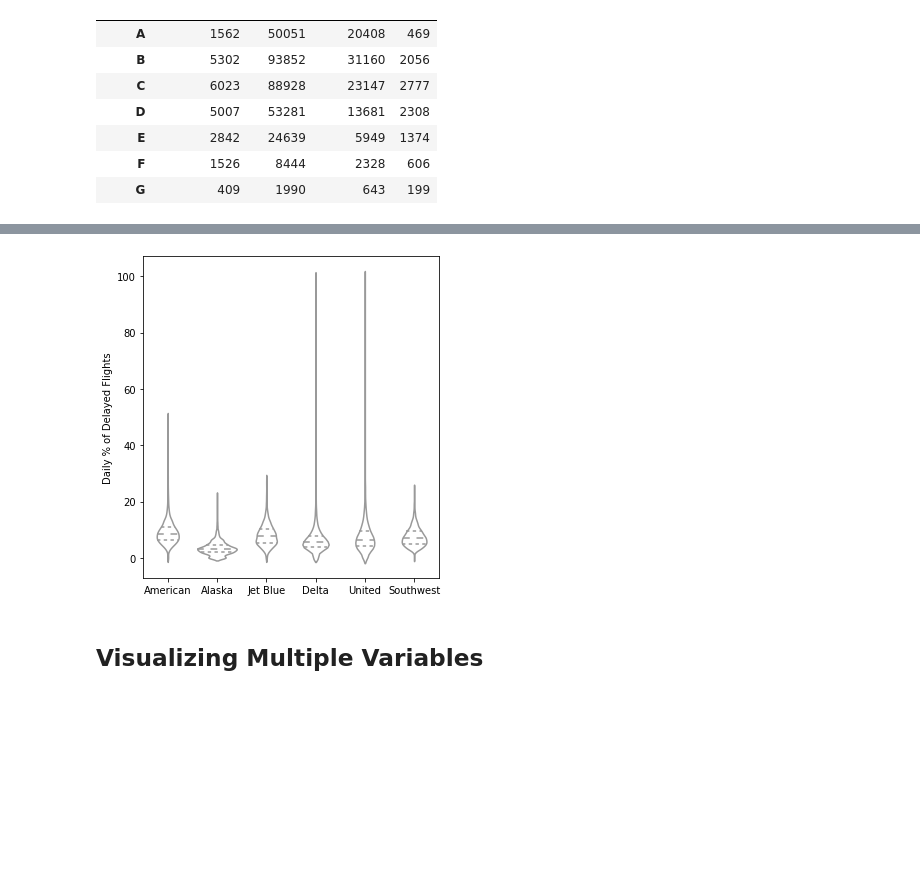
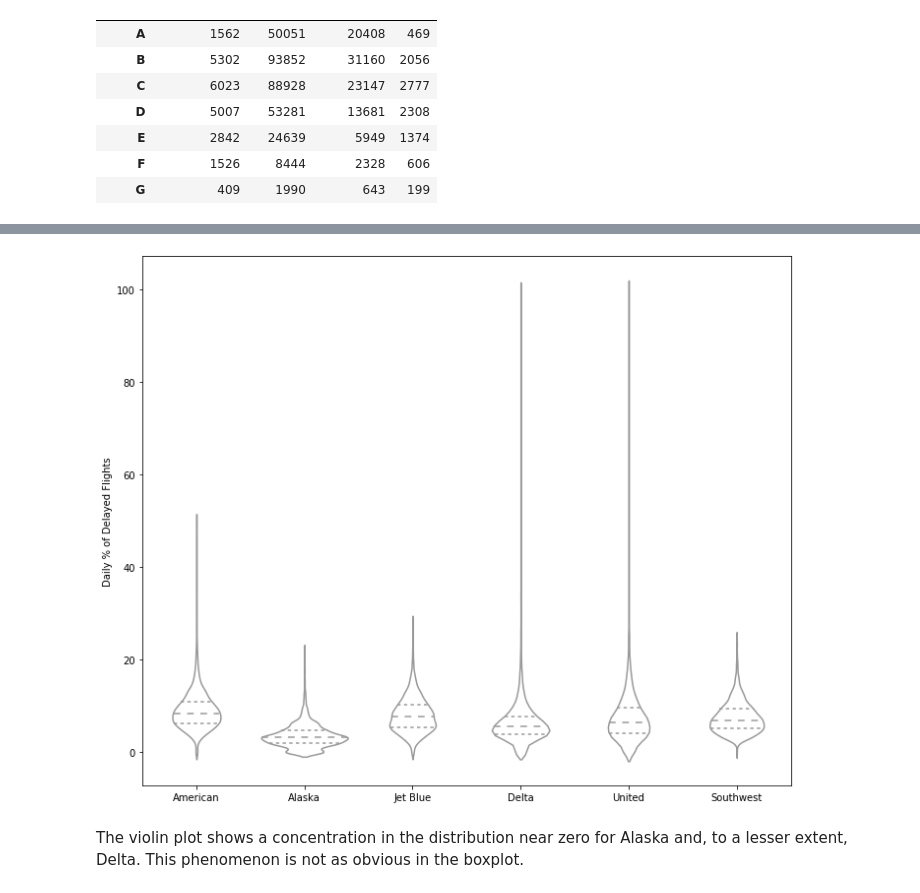
Before and after one commit to pmayd/practical-statistics-for-data-scientists, a Jupyter notebook: python/notebooks/Chapter 1 - Exploratory Data Analysis.ipynb, the cells around one changed output, grey strips where cells are left out. Cells and saved outputs as stored; diff of their text form; code cells hidden in the pictures; blank space fills up the shorter version.

```diff
--- a/python/notebooks/Chapter 1 - Exploratory Data Analysis.ipynb
+++ b/python/notebooks/Chapter 1 - Exploratory Data Analysis.ipynb
@@ -930,13 +941,14 @@ _Pandas_ also supports a variation of boxplots called _violinplot_.
 # %%
-fig, ax = plt.subplots(figsize=(5, 5))
+# Figure 1-11
+fig, ax = plt.subplots(figsize=(10, 8))
 sns.violinplot(data=airline_stats, x='airline', y='pct_carrier_delay',
                ax=ax, inner='quartile', color='white')
 ax.set_xlabel('')
 ax.set_ylabel('Daily % of Delayed Flights')
 
 plt.tight_layout()
 plt.show()
 # %% [output]
-[figure, old version]
+[figure, new version]
-# %% [markdown]
-## Visualizing Multiple Variables
+# %% [markdown]
+The violin plot shows a concentration in the distribution near zero for Alaska and, to a lesser extent, Delta. This phenomenon is not as obvious in the boxplot.
```
Also changed, not shown: parts of 14 cells of this notebook.
